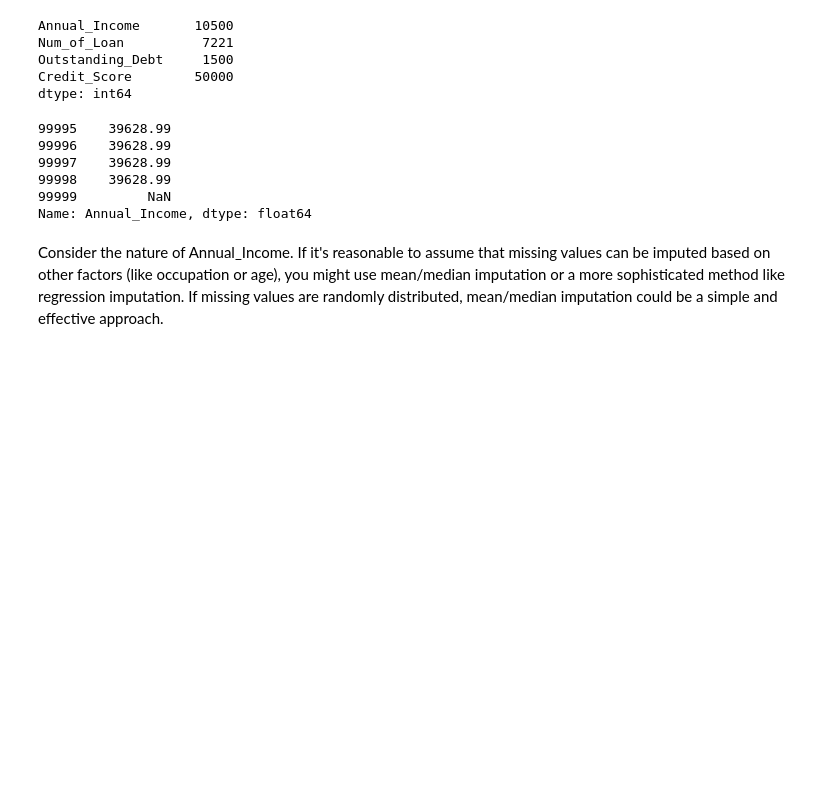
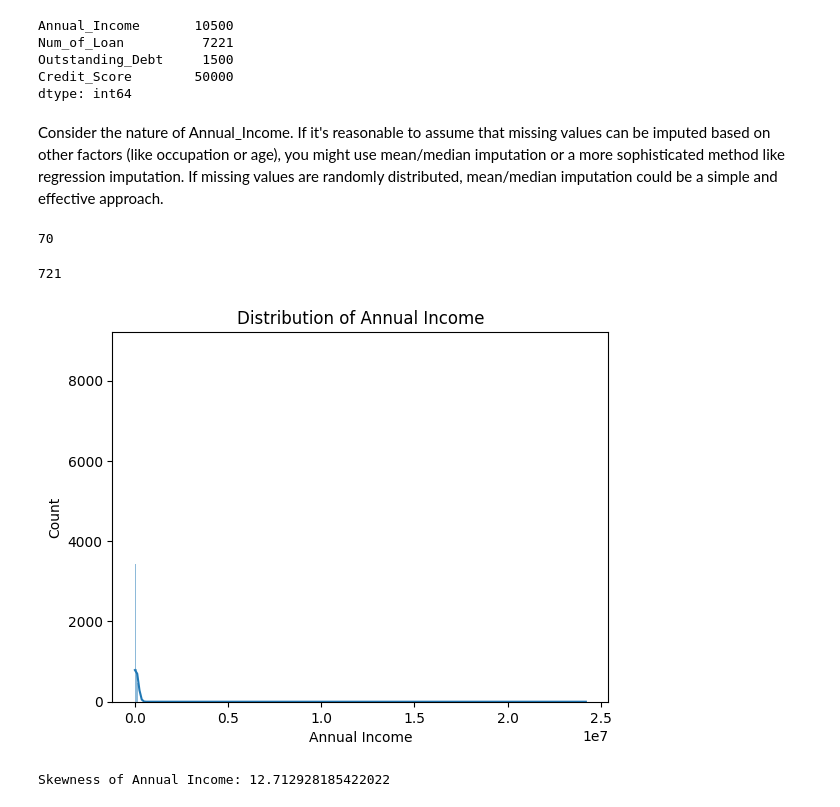
Before and after one commit to astronaut505/Credit-or-crisis, a Jupyter notebook: CreditScoreClassification.ipynb, the cells around one changed output. Saved outputs shown, nothing was run; the diff lists cells and outputs as text; code cells hidden in the pictures; blank space fills up the shorter version.

Commit message:
before moving into Norm/Stand data, doing final checks on numerical columns

```diff
--- a/CreditScoreClassification.ipynb
+++ b/CreditScoreClassification.ipynb
@@ -407,7 +417,7 @@ df = pd.get_dummies(df, columns=nominal_columns)
 label_encoder = LabelEncoder() #<--- ordinal columns
 df['Payment_of_Min_Amount'] = label_encoder.fit_transform(df['Payment_of_Min_Amount'])
 
-numerical_columns = ['Annual_Income', 'Num_of_Loan', 'Outstanding_Debt'] #<--- numerical columns
+numerical_columns = ['Annual_Income', 'Num_of_Loan', 'Outstanding_Debt', 'Age'] #<--- numerical columns
 df[numerical_columns] = df[numerical_columns].apply(pd.to_numeric, errors='coerce')
 # %%
 df['Type_of_Loan'] = df['Type_of_Loan'].str.replace('and ', '').str.split(', ')
@@ -497,15 +507,41 @@ Num_of_Loan          7221
 Outstanding_Debt     1500
 Credit_Score        50000
 dtype: int64
-# %%
-df['Annual_Income'].tail()
-# %% [output]
-99995    39628.99
-99996    39628.99
-99997    39628.99
-99998    39628.99
-99999         NaN
-Name: Annual_Income, dtype: float64
 # %% [markdown]
 Consider the nature of Annual_Income. If it's reasonable to assume that missing values can be imputed based on other factors (like occupation or age), you might use mean/median imputation or a more sophisticated method like regression imputation.
 If missing values are randomly distributed, mean/median imputation could be a simple and effective approach.
+# %%
+ #<--- see if the same rows have missing values in both 'Num_of_Loan' and 'Outstanding_Debt'. Assuming that if a customer has no loans, they also have no outstanding debt.
+missing_both = df[df['Num_of_Loan'].isnull() & df['Outstanding_Debt'].isnull()]
+num_missing_both = len(missing_both)
+
+num_missing_both
+
+#Nope
+# %% [output]
+70
+# %%
+#<--- see if the same rows have missing values in both 'Occupation_Unknown' and 'Annual_Income'. Assuming that if a customer has no job, they also have no income.
+missing_income_unknown_occupation = df[df['Occupation_Unknown'] & df['Annual_Income'].isnull()]
+num_missing_income_unknown_occupation = len(missing_income_unknown_occupation)
+
+num_missing_income_unknown_occupation
+
+#Nope
+# %% [output]
+721
+# %%
+import seaborn as sns
+import matplotlib.pyplot as plt
+
+sns.histplot(df['Annual_Income'], kde=True)
+plt.title('Distribution of Annual Income')
+plt.xlabel('Annual Income')
+plt.show()
+
+
+skewness = df['Annual_Income'].skew()
+print("Skewness of Annual Income:", skewness) #<---  If the distribution of Annual_Income is skewed, then median is a better choice than mean
+# %% [output]
+[figure, added]
+Skewness of Annual Income: 12.712928185422022
```
Also changed, not shown: parts of 11 cells of this notebook.
